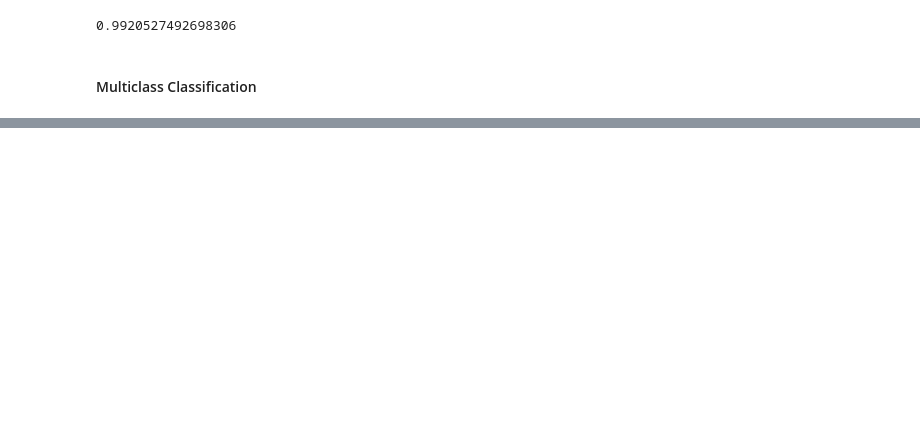
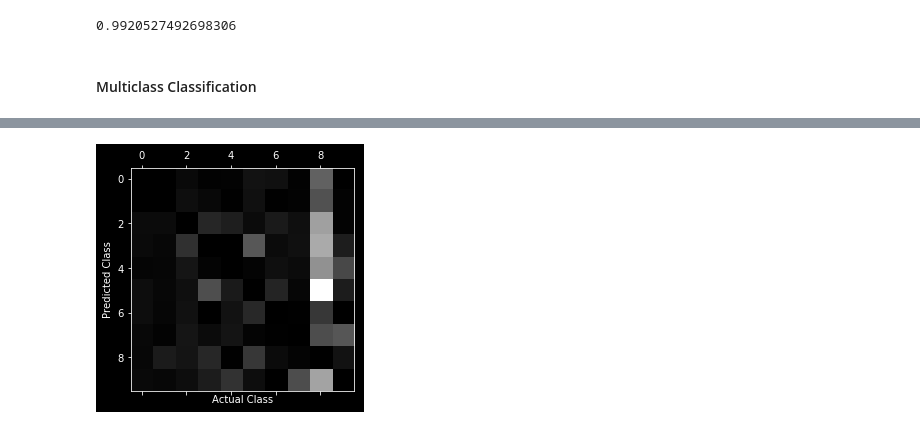
Before and after one commit to asbharath/MachineLearning, a Jupyter notebook: Machine Learning - Classification.ipynb, the cells around one changed output, grey strips where cells are left out. Cells and saved outputs as stored; diff of their text form; code cells hidden in the pictures; blank space fills up the shorter version.

```diff
--- a/Machine Learning - Classification.ipynb
+++ b/Machine Learning - Classification.ipynb
@@ -340,0 +481,3 @@ roc_auc_score(y_train_5,y_scores_forest)
+# %%
+rows_sums = conf_matrix.sum(axis=1,keepdims=True) # summing all the row values for each column
+norm_conf_matrix = conf_matrix / rows_sums # normalizing the confusion matrix
@@ -340,0 +486,7 @@ roc_auc_score(y_train_5,y_scores_forest)
+# %%
+plt.matshow(norm_conf_matrix,cmap=plt.cm.gray)
+plt.xlabel("Actual Class")
+plt.ylabel("Predicted Class")
+plt.show()
+# %% [output]
+[figure, added]
```
Also changed, not shown: parts of 51 cells of this notebook.
